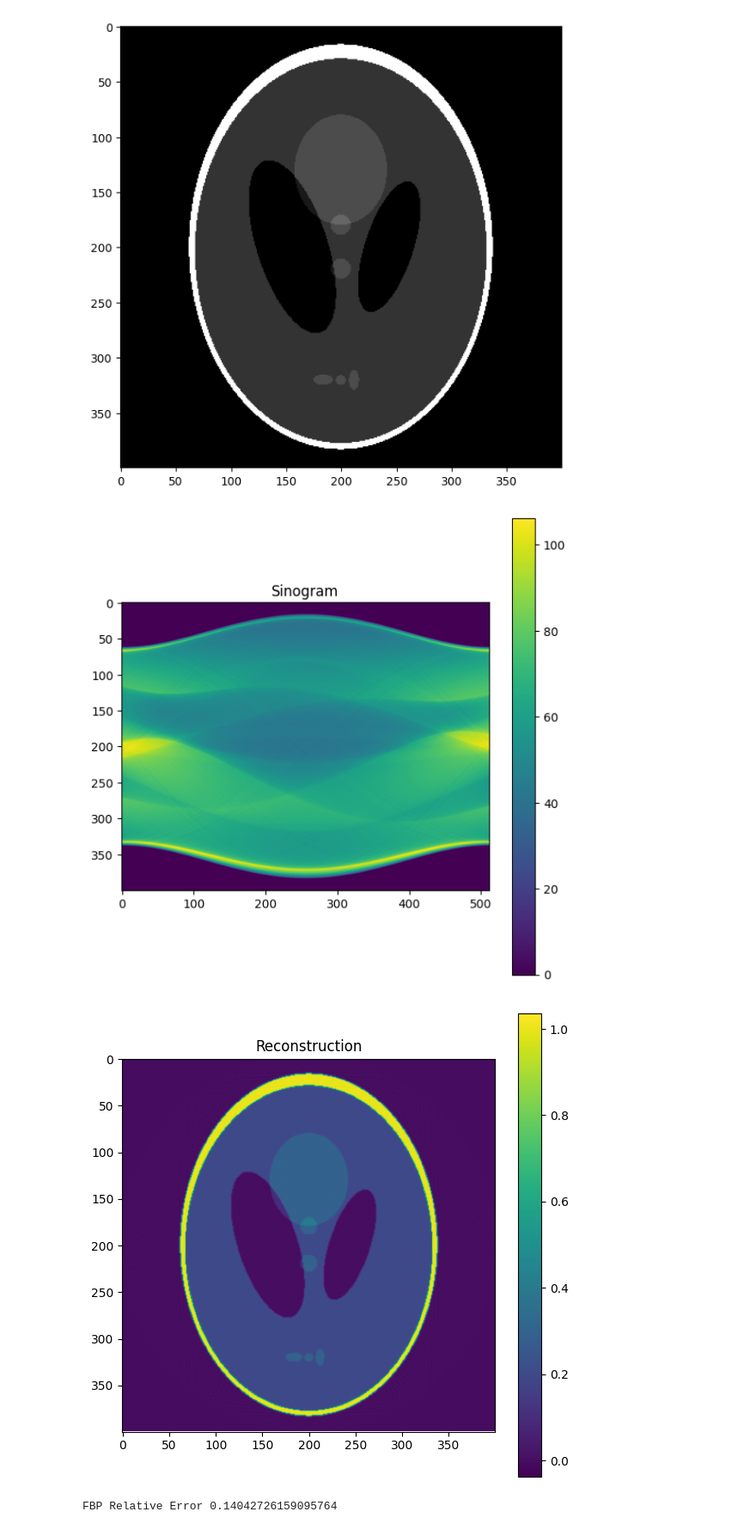
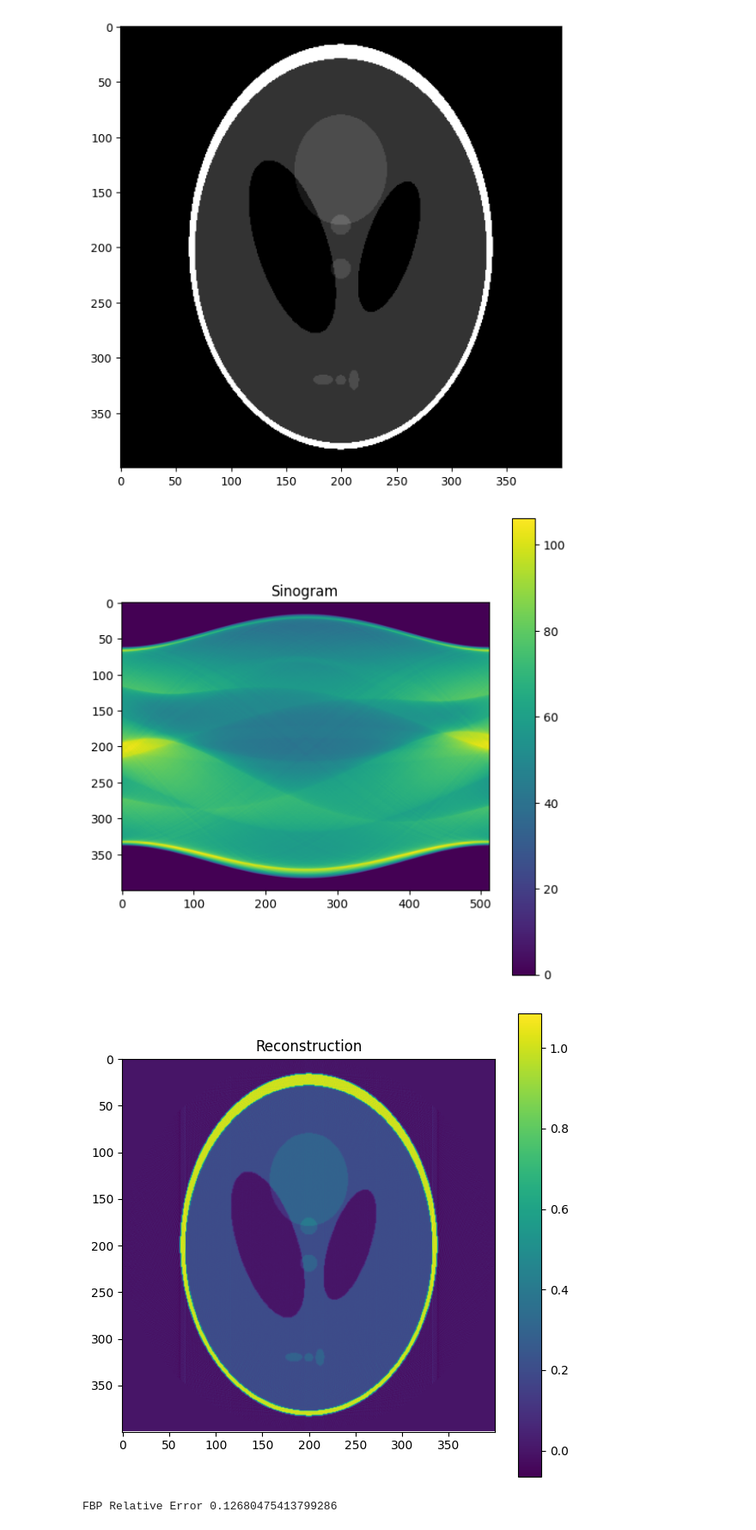
Before and after one commit to QBioImaging/torch_radon24, a Jupyter notebook: test.ipynb, the cells around one changed output. Shown at 86% size. Saved outputs shown, nothing was run; the diff lists cells and outputs as text; code cells hidden in the pictures.

Commit message:
change thetas as the input of radon transform

```diff
--- a/test.ipynb
+++ b/test.ipynb
@@ -27,25 +27,25 @@ _ = plt.imshow(img, cmap="gray")
 # %%
 n_angles = 512
 
 image_size = image.shape[-1]
 # radon_op = Radon(n_angles=n_angles, image_size=image_size, circle=True, device=device)
-radon_op = Radon(n_angles=n_angles, image_size=image_size, circle=True, filter="shepp_logan", device=device)
+radon_op = Radon(thetas=np.linspace(0, np.pi, 512), image_size=image_size, circle=True, filter="ramp", device=device)
 
 # apply radon transformation
 sino = radon_op(image)
 plt.imshow(sino[0, 0].cpu())
 plt.colorbar()
 plt.title("Sinogram")
 plt.show()
 
 # apply filtered backprojection
 reconstructed = radon_op.filter_backprojection(sino)
 plt.imshow(reconstructed[0, 0].cpu())
 plt.colorbar()
 plt.title("Reconstruction")
 plt.show()
 print("FBP Relative Error", (torch.norm(image - reconstructed) / torch.norm(reconstructed)).item())
 # %% [output]
 [figure]
-[figure, old version]
+[figure, new version]
-FBP Relative Error 0.14042726159095764
+FBP Relative Error 0.12680475413799286
```
Also changed, not shown: 2 other files.
